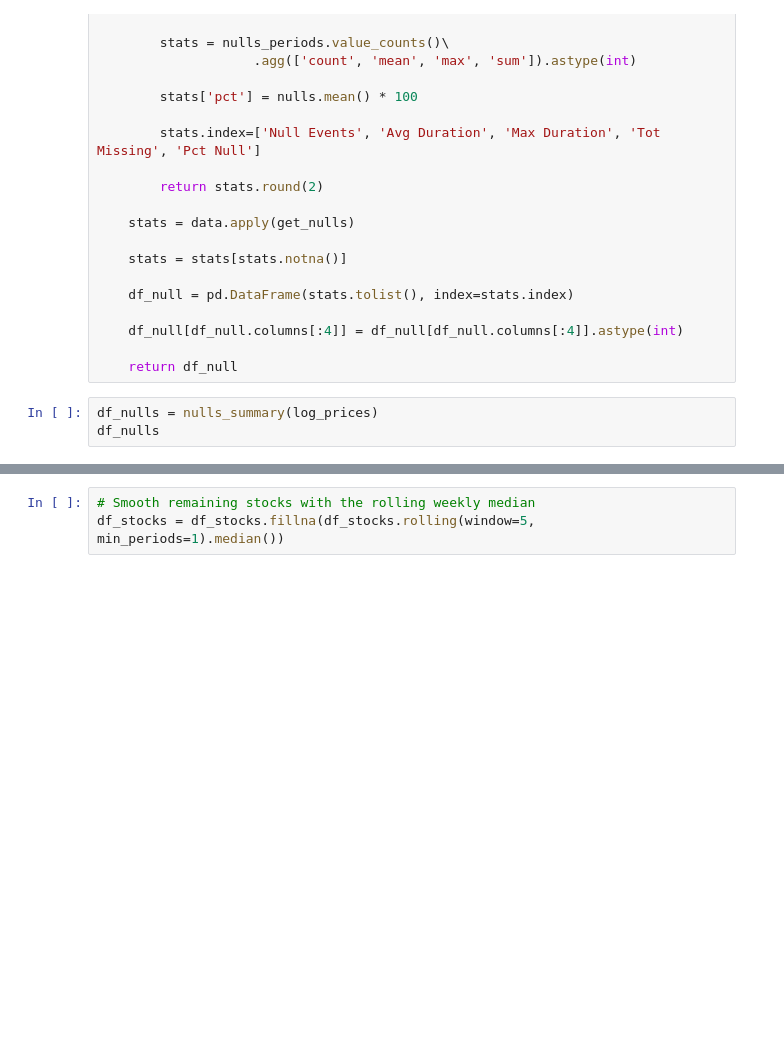
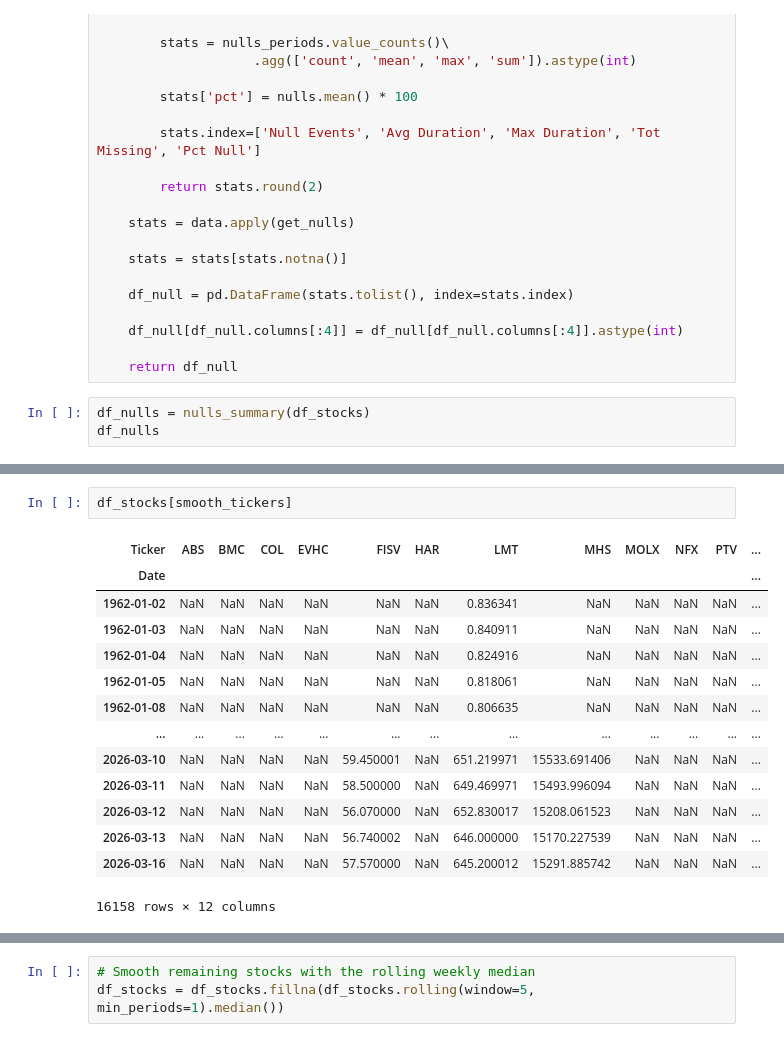
Before and after one commit to JamieW365/trading_algos, a Jupyter notebook: notebooks/data processing/identifying_outliers.ipynb, the cells around one changed output, grey strips where cells are left out. Cells and saved outputs as stored; diff of their text form; blank space fills up the shorter version.

Commit message:
apply smoothing function to chosen tickers

```diff
--- a/notebooks/data processing/identifying_outliers.ipynb
+++ b/notebooks/data processing/identifying_outliers.ipynb
@@ -274,5 +288,5 @@ def nulls_summary(data = pd.DataFrame):
 
     return df_null
 # %%
-df_nulls = nulls_summary(log_prices)
+df_nulls = nulls_summary(df_stocks)
 df_nulls
@@ -369,0 +409,17 @@ plt.show()
+# %%
+df_stocks[smooth_tickers]
+# %% [output]
+| Ticker | ABS | BMC | COL | EVHC | FISV | HAR | LMT | MHS | MOLX | NFX | PTV | ... |
+| Date |  |  |  |  |  |  |  |  |  |  |  | ... |
+| 1962-01-02 | NaN | NaN | NaN | NaN | NaN | NaN | 0.836341 | NaN | NaN | NaN | NaN | ... |
+| 1962-01-03 | NaN | NaN | NaN | NaN | NaN | NaN | 0.840911 | NaN | NaN | NaN | NaN | ... |
+| 1962-01-04 | NaN | NaN | NaN | NaN | NaN | NaN | 0.824916 | NaN | NaN | NaN | NaN | ... |
+| 1962-01-05 | NaN | NaN | NaN | NaN | NaN | NaN | 0.818061 | NaN | NaN | NaN | NaN | ... |
+| 1962-01-08 | NaN | NaN | NaN | NaN | NaN | NaN | 0.806635 | NaN | NaN | NaN | NaN | ... |
+| ... | ... | ... | ... | ... | ... | ... | ... | ... | ... | ... | ... | ... |
+| 2026-03-10 | NaN | NaN | NaN | NaN | 59.450001 | NaN | 651.219971 | 15533.691406 | NaN | NaN | NaN | ... |
+| 2026-03-11 | NaN | NaN | NaN | NaN | 58.500000 | NaN | 649.469971 | 15493.996094 | NaN | NaN | NaN | ... |
+| 2026-03-12 | NaN | NaN | NaN | NaN | 56.070000 | NaN | 652.830017 | 15208.061523 | NaN | NaN | NaN | ... |
+| 2026-03-13 | NaN | NaN | NaN | NaN | 56.740002 | NaN | 646.000000 | 15170.227539 | NaN | NaN | NaN | ... |
+| 2026-03-16 | NaN | NaN | NaN | NaN | 57.570000 | NaN | 645.200012 | 15291.885742 | NaN | NaN | NaN | ... |
+16158 rows × 12 columns
```
Also changed, not shown: parts of 17 cells of this notebook.
